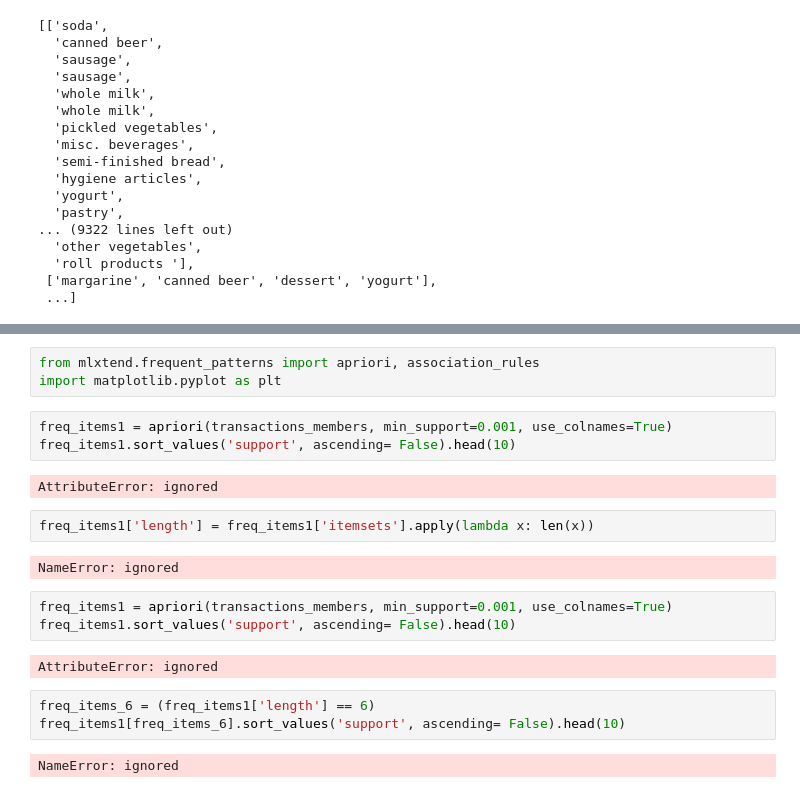
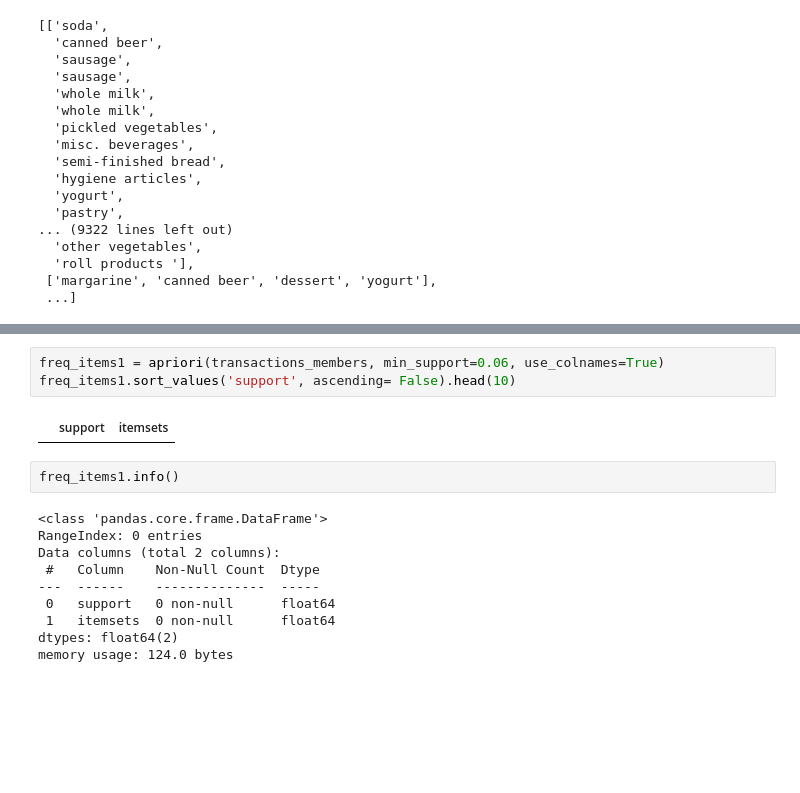
Before and after one commit to SahilD95/Market-BAsket, a Jupyter notebook: Market_Basket_Analsyis.ipynb, the cells around one changed output, grey strips where cells are left out. Saved outputs shown, nothing was run; the diff lists cells and outputs as text; blank space fills up the shorter version.

```diff
--- a/Market_Basket_Analsyis.ipynb
+++ b/Market_Basket_Analsyis.ipynb
@@ -192,22 +231,17 @@ NameError: ignored
-# %%
-from mlxtend.frequent_patterns import apriori, association_rules
-import matplotlib.pyplot as plt
 # %%
-freq_items1 = apriori(transactions_members, min_support=0.001, use_colnames=True)
+freq_items1 = apriori(transactions_members, min_support=0.06, use_colnames=True)
 freq_items1.sort_values('support', ascending= False).head(10)
 # %% [output]
-AttributeError: ignored
+|  | support | itemsets |
-# %%
-freq_items1['length'] = freq_items1['itemsets'].apply(lambda x: len(x))
-# %% [output]
-NameError: ignored
-# %%
-freq_items1 = apriori(transactions_members, min_support=0.001, use_colnames=True)
-freq_items1.sort_values('support', ascending= False).head(10)
-# %% [output]
-AttributeError: ignored
-# %%
-freq_items_6 = (freq_items1['length'] == 6)
-freq_items1[freq_items_6].sort_values('support', ascending= False).head(10)
-# %% [output]
-NameError: ignored
+# %%
+freq_items1.info()
+# %% [output]
+<class 'pandas.core.frame.DataFrame'>
+RangeIndex: 0 entries
+Data columns (total 2 columns):
+ #   Column    Non-Null Count  Dtype
+---  ------    --------------  -----
+ 0   support   0 non-null      float64
+ 1   itemsets  0 non-null      float64
+dtypes: float64(2)
+memory usage: 124.0 bytes
```
Also changed, not shown: parts of 9 cells of this notebook.
